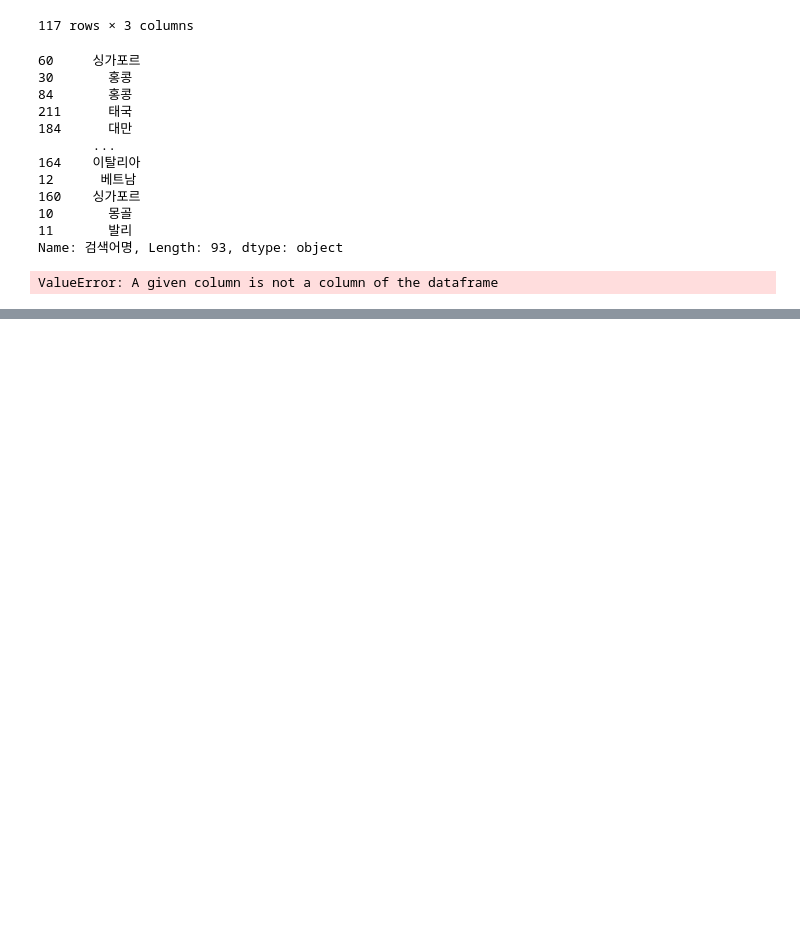
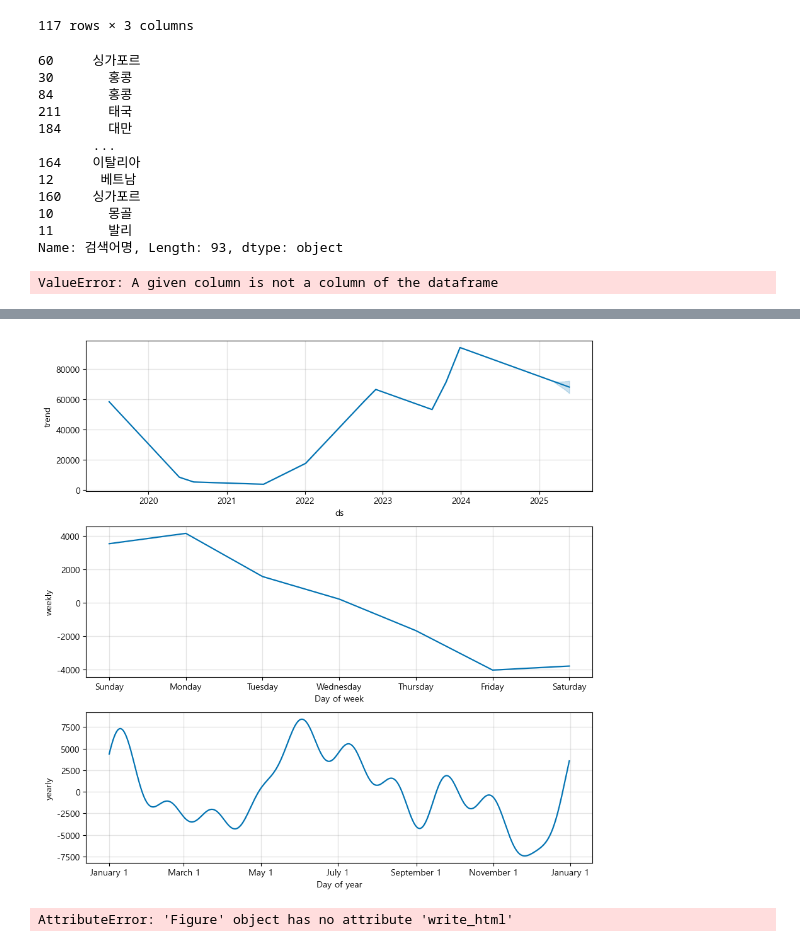
Before and after one commit to choeyeonu2411/travel-app, a Jupyter notebook: travel.ipynb, the cells around one changed output, grey strips where cells are left out. Cells and saved outputs as stored; diff of their text form; code cells hidden in the pictures; blank space fills up the shorter version.

Commit message:
prophet

```diff
--- a/travel.ipynb
+++ b/travel.ipynb
@@ -354,0 +452,9 @@ ValueError: A given column is not a column of the dataframe
+# %%
+fig=model.plot_components(forecaster)
+plt.show()
+# %% [output]
+[figure, added]
+# %%
+fig.write_html('prophet_forecast.html')
+# %% [output]
+AttributeError: 'Figure' object has no attribute 'write_html'
```
Also changed, not shown: parts of 22 cells of this notebook, 3 other files.
